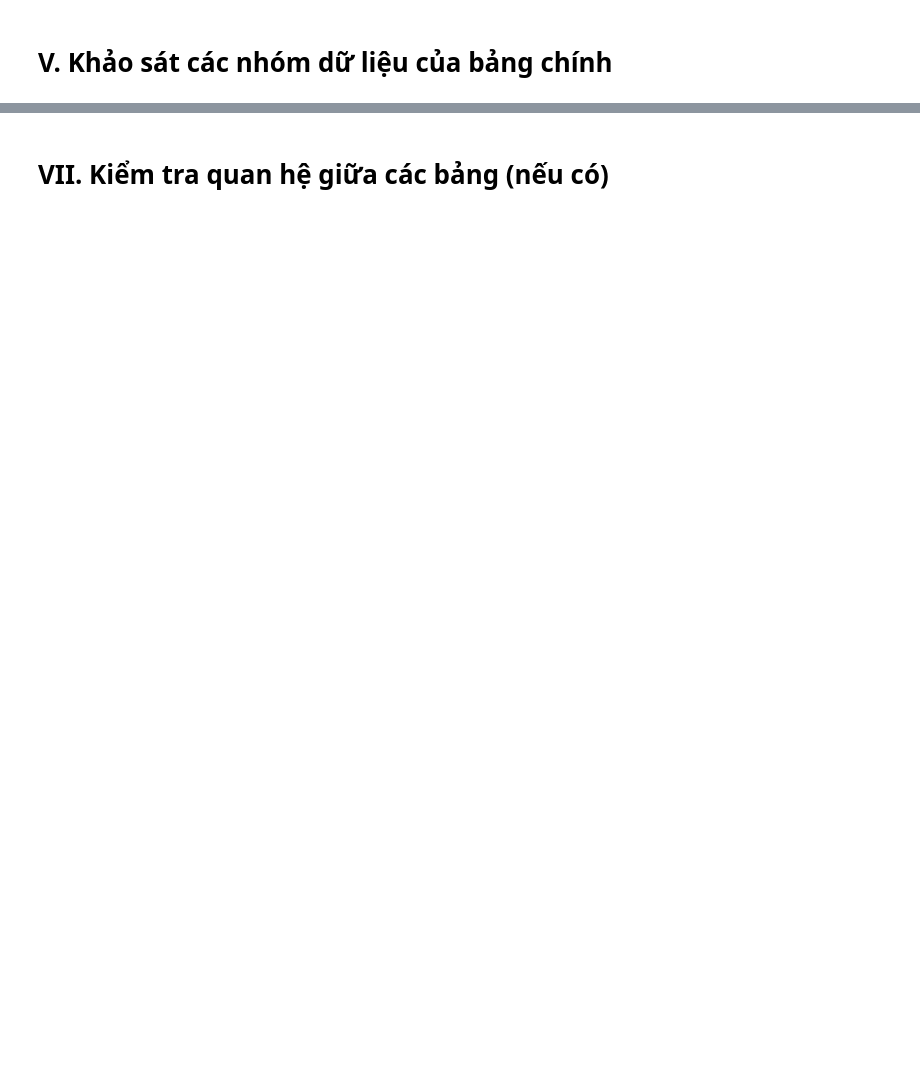
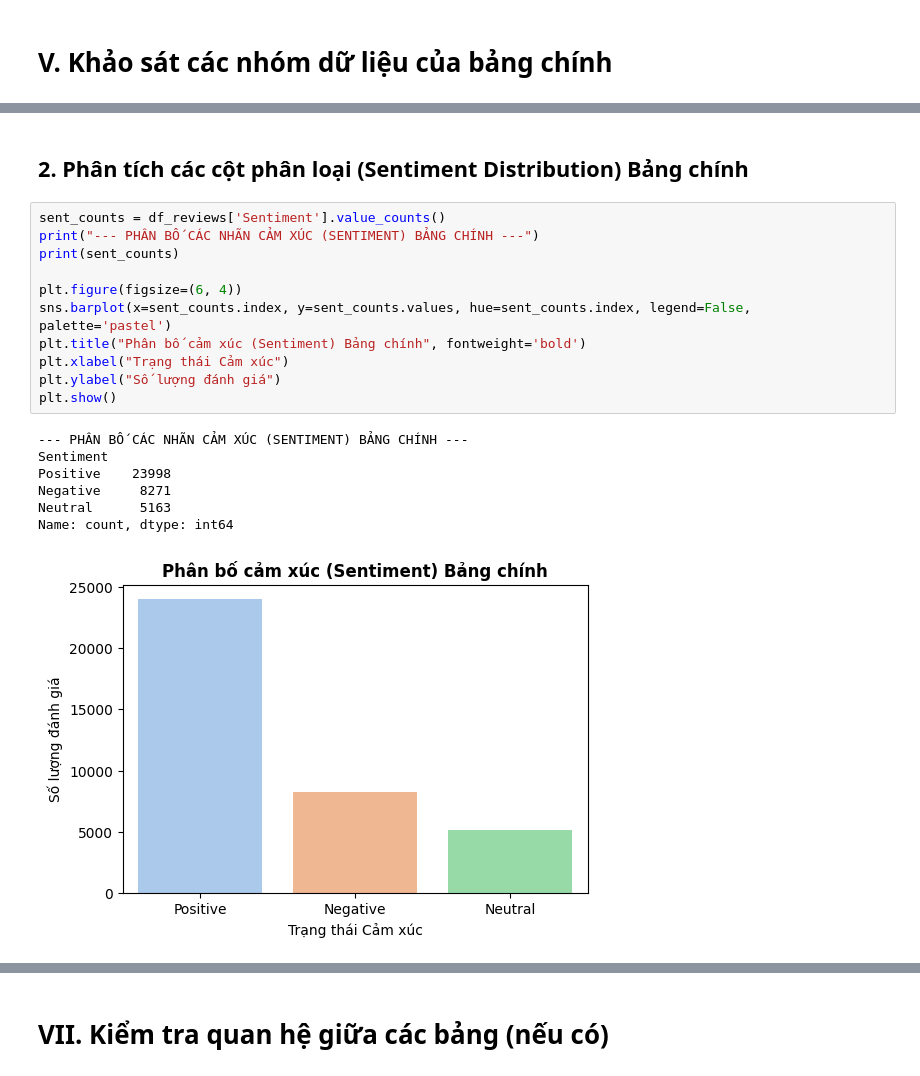
Before and after one commit to hoaidee894/Du-an-1-ValueVoice, a Jupyter notebook: Du_AN/notebooks/01_data_understanding.ipynb, the cells around one changed output, grey strips where cells are left out. Cells and saved outputs as stored; diff of their text form; blank space fills up the shorter version.

```diff
--- a/Du_AN/notebooks/01_data_understanding.ipynb
+++ b/Du_AN/notebooks/01_data_understanding.ipynb
@@ -230,0 +297,21 @@ Bản ghi bị lệch dòng tại chỉ mục 10472:
+# %% [markdown]
+## 2. Phân tích các cột phân loại (Sentiment Distribution) Bảng chính
+# %%
+sent_counts = df_reviews['Sentiment'].value_counts()
+print("--- PHÂN BỐ CÁC NHÃN CẢM XÚC (SENTIMENT) BẢNG CHÍNH ---")
+print(sent_counts)
+
+plt.figure(figsize=(6, 4))
+sns.barplot(x=sent_counts.index, y=sent_counts.values, hue=sent_counts.index, legend=False, palette='pastel')
+plt.title("Phân bố cảm xúc (Sentiment) Bảng chính", fontweight='bold')
+plt.xlabel("Trạng thái Cảm xúc")
+plt.ylabel("Số lượng đánh giá")
+plt.show()
+# %% [output]
+--- PHÂN BỐ CÁC NHÃN CẢM XÚC (SENTIMENT) BẢNG CHÍNH ---
+Sentiment
+Positive    23998
+Negative     8271
+Neutral      5163
+Name: count, dtype: int64
+[figure, added]
```
Also changed, not shown: parts of 73 cells of this notebook.
